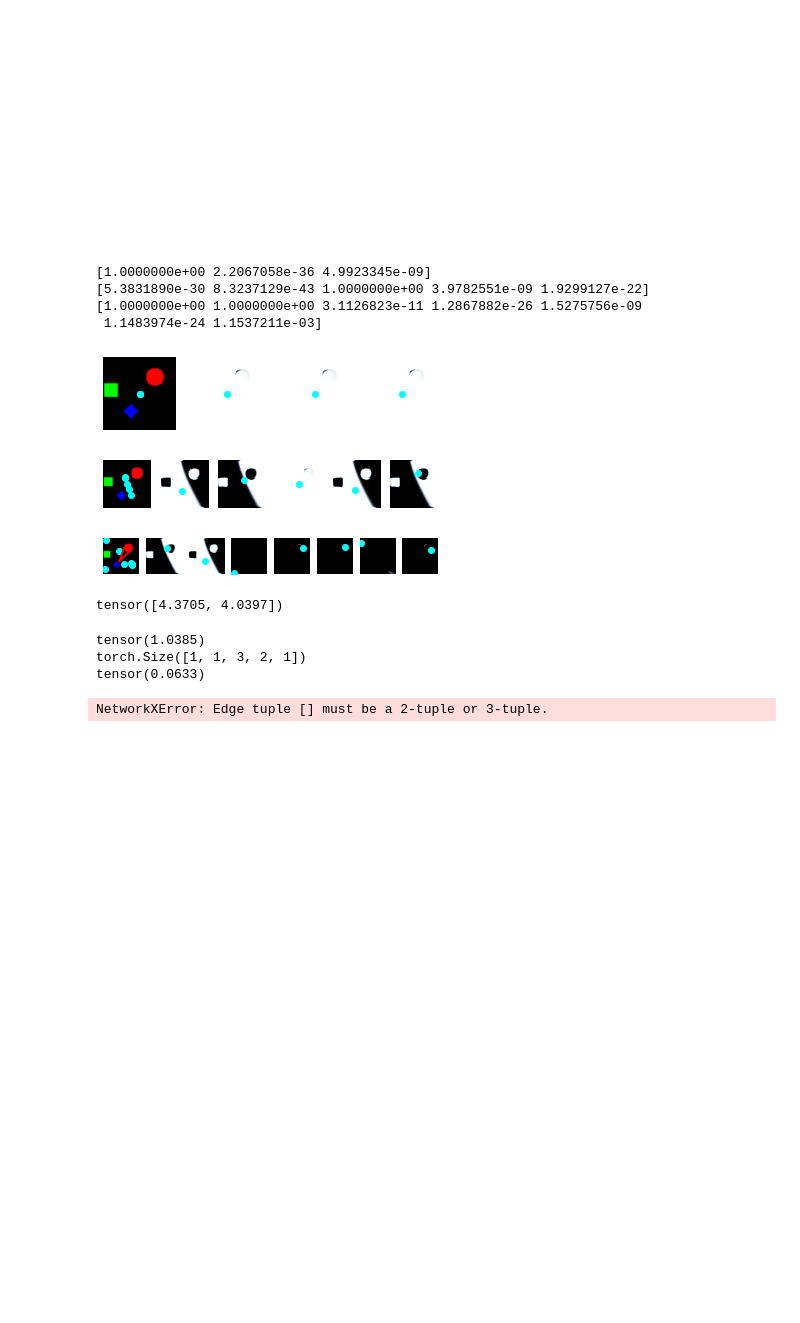
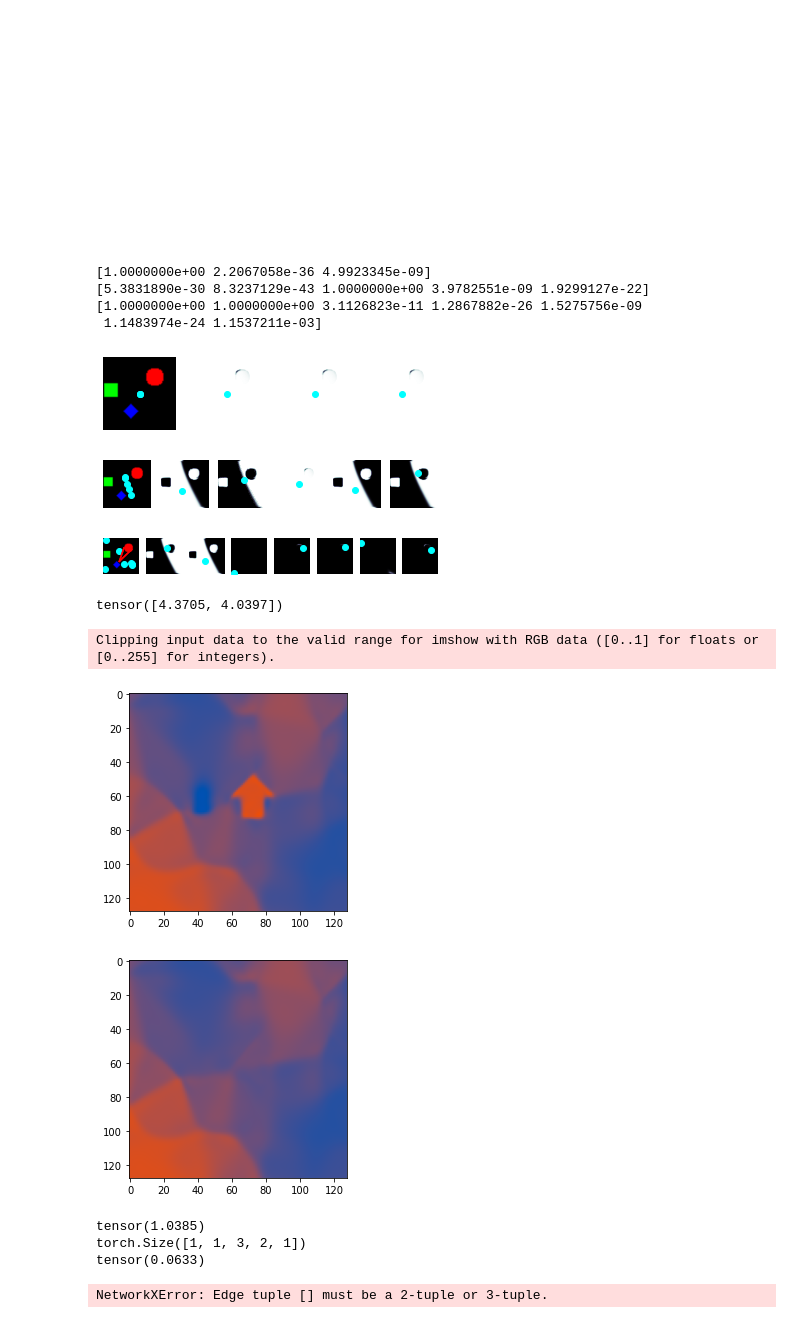
Before and after one commit to ZongjingLi/SceneGraphLearner, a Jupyter notebook: stichfield.ipynb, the cells around one changed output. Drawn from its saved outputs; the diff is of its cells as text; code cells hidden in the pictures; blank space fills up the shorter version.

```diff
--- a/stichfield.ipynb
+++ b/stichfield.ipynb
@@ -403,7 +403,7 @@ class ObjectRender(nn.Module):
         fourier_dim = config.fourier_dim
 
         self.conv_feature_dim = conv_feature_dim
-        self.render_block  = FCBlock(128,2,conv_feature_dim + spatial_dim + spatial_dim + 2*spatial_dim*fourier_dim,channel_dim)
+        self.render_block  = FCBlock(128,3,conv_feature_dim + spatial_dim + spatial_dim + 2*spatial_dim*fourier_dim,channel_dim)
 
     def forward(self, latent, grid):
         B,N,D = latent.shape
@@ -845,3 +894,19 @@ tensor([4.3705, 4.0397])
+# %%
+render_grid = grid(128,128)
+fourier_grid = get_fourier_feature(render_grid, term = nf)
+spatials = torch.cat([
+            render_grid, fourier_grid
+        ], dim = -1).unsqueeze(0).repeat(2,1,1,1)
+
+render = objmodel(latent, spatials).sum(1).detach()
+plt.imshow(render[0])
+plt.show()
+plt.imshow(render[1])
+plt.show()
+# %% [output]
+Clipping input data to the valid range for imshow with RGB data ([0..1] for floats or [0..255] for integers).
+[figure, added]
+[figure, added]
 # %%
 def assignment_entropy(s_matrix):
     # s_matrix: B,N,M
```
Also changed, not shown: parts of 3 cells of this notebook, 5 other files.
